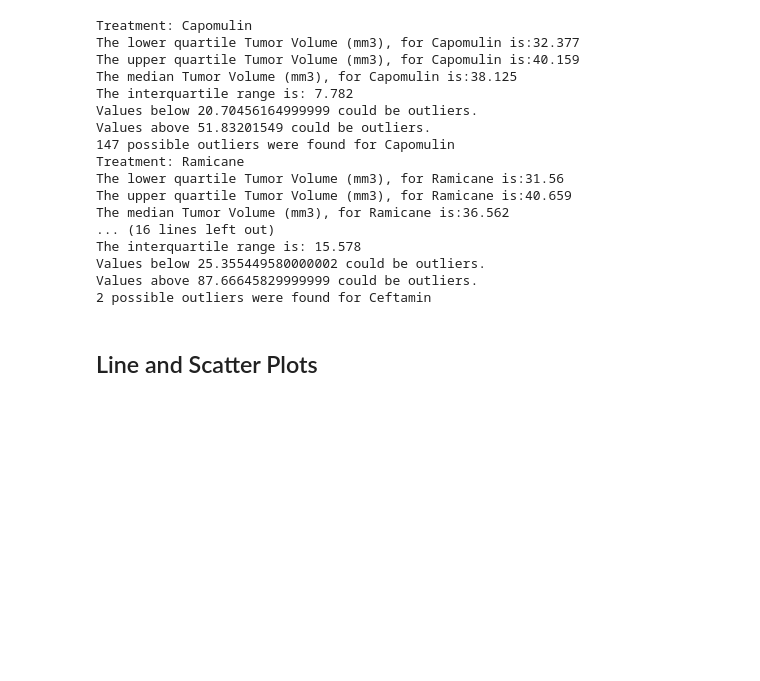
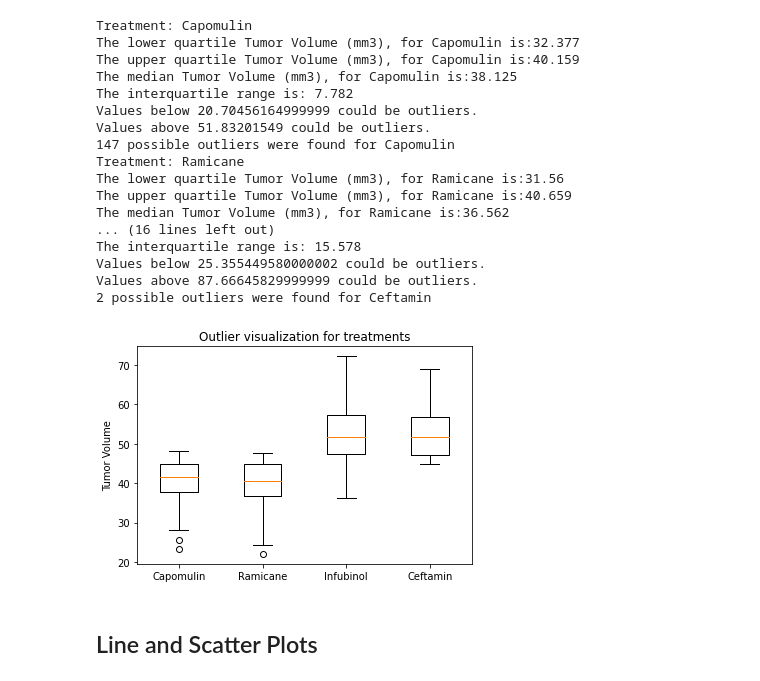
Before and after one commit to TPhillips27/Matplotlib-homework, a Jupyter notebook: Instructions/Pymaceuticals/pymaceuticals_starter.ipynb, the cells around one changed output. Saved outputs shown, nothing was run; the diff lists cells and outputs as text; code cells hidden in the pictures; blank space fills up the shorter version.

```diff
--- a/Instructions/Pymaceuticals/pymaceuticals_starter.ipynb
+++ b/Instructions/Pymaceuticals/pymaceuticals_starter.ipynb
@@ -240,11 +235,20 @@ Values above 87.66645829999999 could be outliers.
 2 possible outliers were found for Ceftamin
 # %%
 # Generate a box plot of the final tumor volume of each mouse across four regimens of interest
+capomulin_regimen = clean_combined_df.loc[clean_combined_df['Drug Regimen'] == 'Capomulin', 'Tumor Volume (mm3)']
+ramicane_regimen = clean_combined_df.loc[clean_combined_df['Drug Regimen'] == 'Ramicane', 'Tumor Volume (mm3)']
+infubinol_regimen = clean_combined_df.loc[clean_combined_df['Drug Regimen'] == 'Infubinol', 'Tumor Volume (mm3)']
+ceftamin_regimen = clean_combined_df.loc[clean_combined_df['Drug Regimen'] == 'Ceftamin', 'Tumor Volume (mm3)']
+
+Regimen= ['Capomulin', 'Ramicane', 'Infubinol','Ceftamin']
+
 fig1, ax1 = plt.subplots()
-ax1.set_title('Temperatures at LAX')
-ax1.set_ylabel('Temperature (°F)')
-ax1.boxplot(temperatures)
+ax1.set_title('Outlier visualization for treatments')
+ax1.set_ylabel('Tumor Volume')
+ax1.boxplot([capomulin_regimen, ramicane_regimen, infubinol_regimen, ceftamin_regimen], labels=Regimen)
 plt.show()
+# %% [output]
+[figure, added]
 # %% [markdown]
 ## Line and Scatter Plots
 # %%
```
Also changed, not shown: parts of 6 cells of this notebook.
